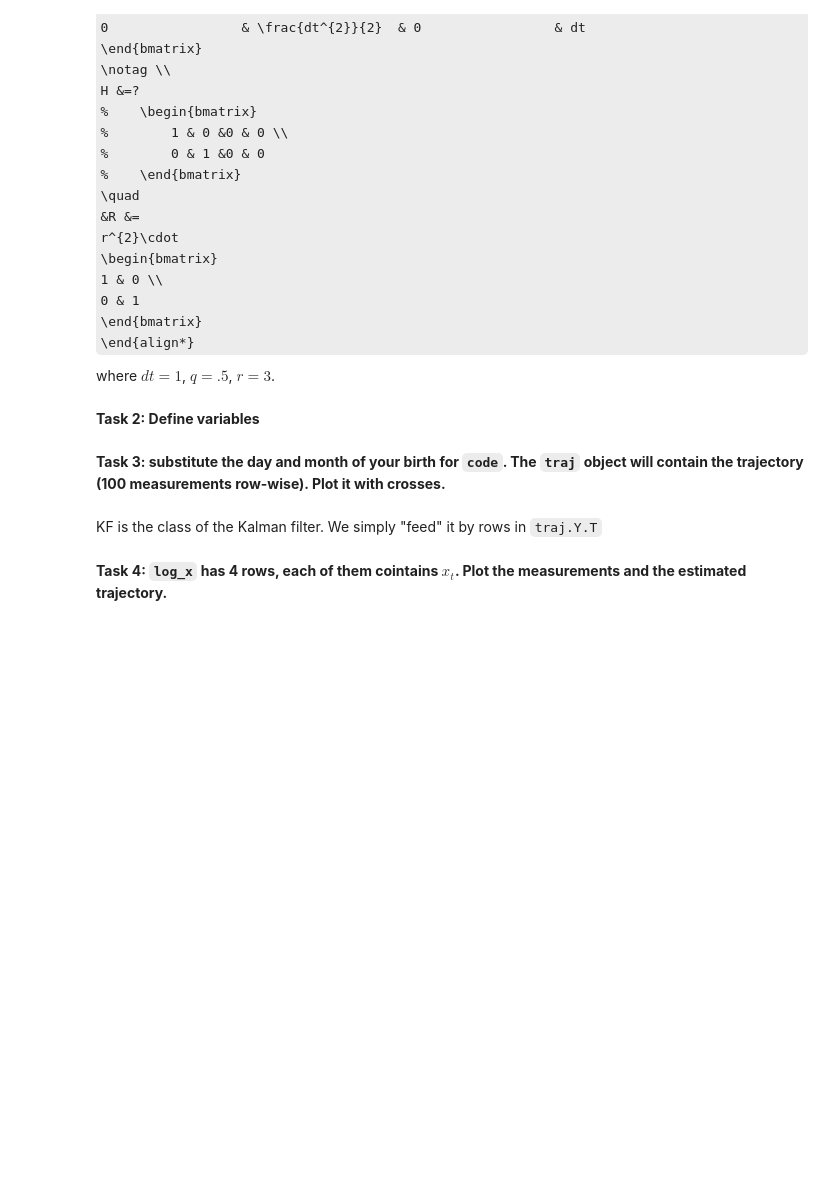
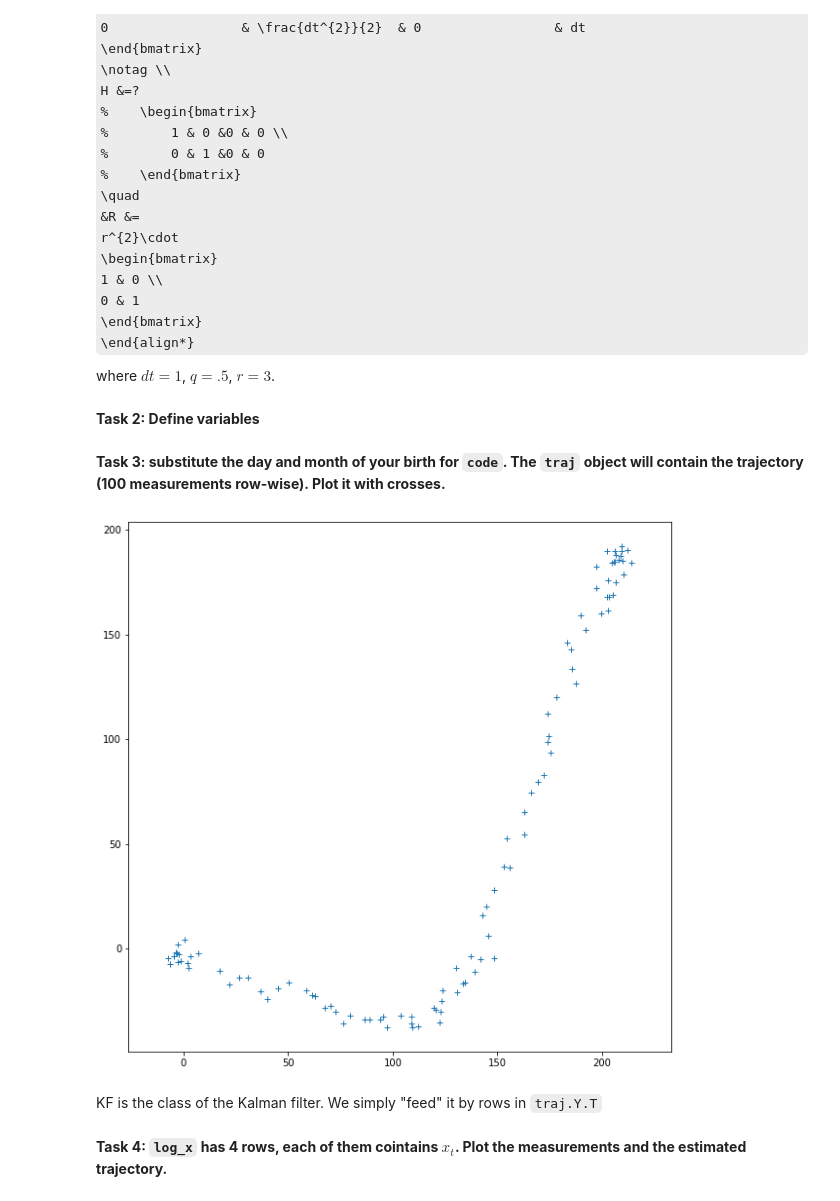
Before and after one commit to kai-wren/BM, a Jupyter notebook: labs/c3-kalman-filter.ipynb, the cells around one changed output. Drawn from its saved outputs; the diff is of its cells as text; code cells hidden in the pictures; some formulas as TeX source; blank space fills up the shorter version.

```diff
--- a/labs/c3-kalman-filter.ipynb
+++ b/labs/c3-kalman-filter.ipynb
@@ -92,12 +92,14 @@ R = ***
 # %% [markdown]
 **Task 3: substitute the day and month of your birth for `code`. The `traj` object will contain the trajectory (100 measurements row-wise). Plot it with crosses.**
 # %%
-code = ***
+code = 1407
 traj = trajectory(code)
 plt.figure(figsize=(10, 10))
 plt.plot(traj.Y[0,:], traj.Y[1,:], '+')
 plt.axis('equal')
 plt.show()
+# %% [output]
+[figure, added]
 # %% [markdown]
 KF is the class of the Kalman filter. We simply "feed" it by rows in `traj.Y.T`
 # %%
```
Also changed, not shown: parts of 5 cells of this notebook, 9 other files.
